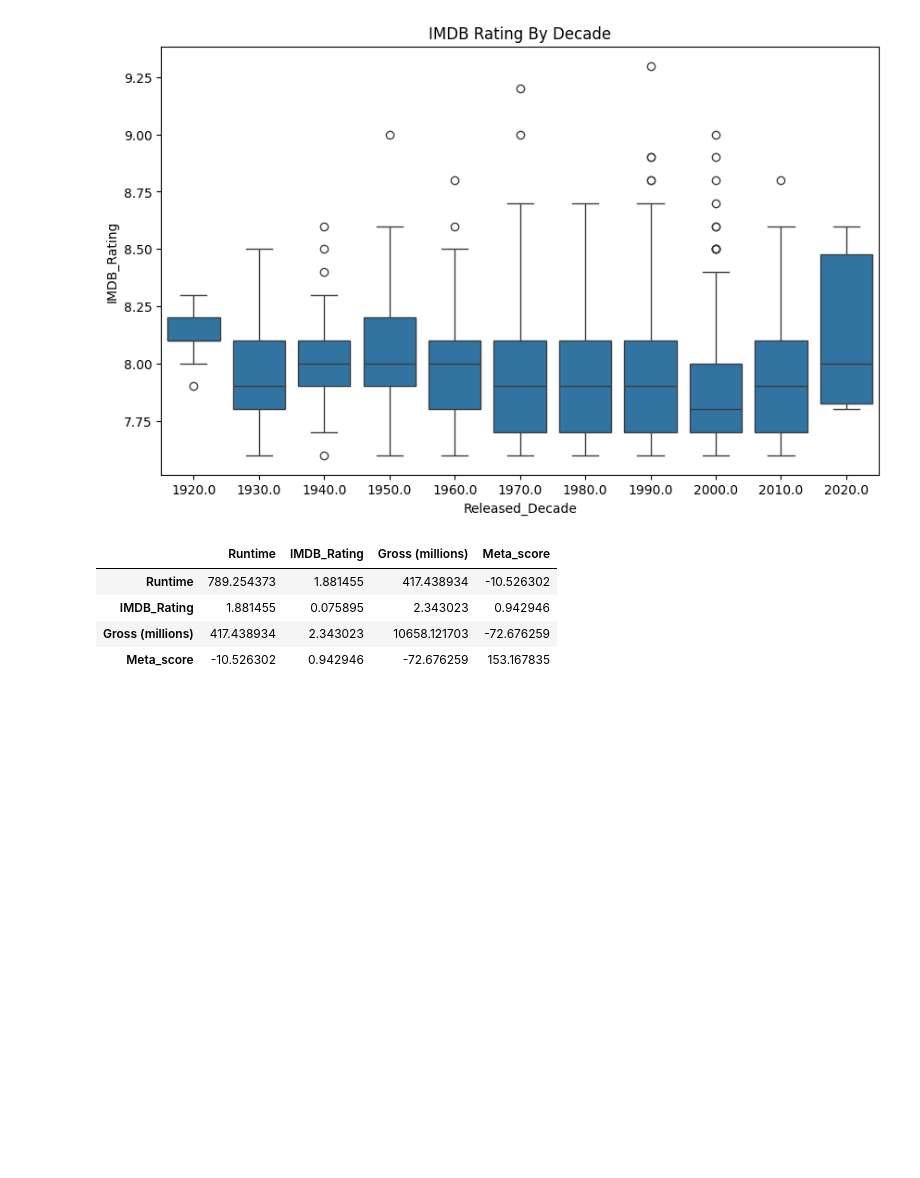
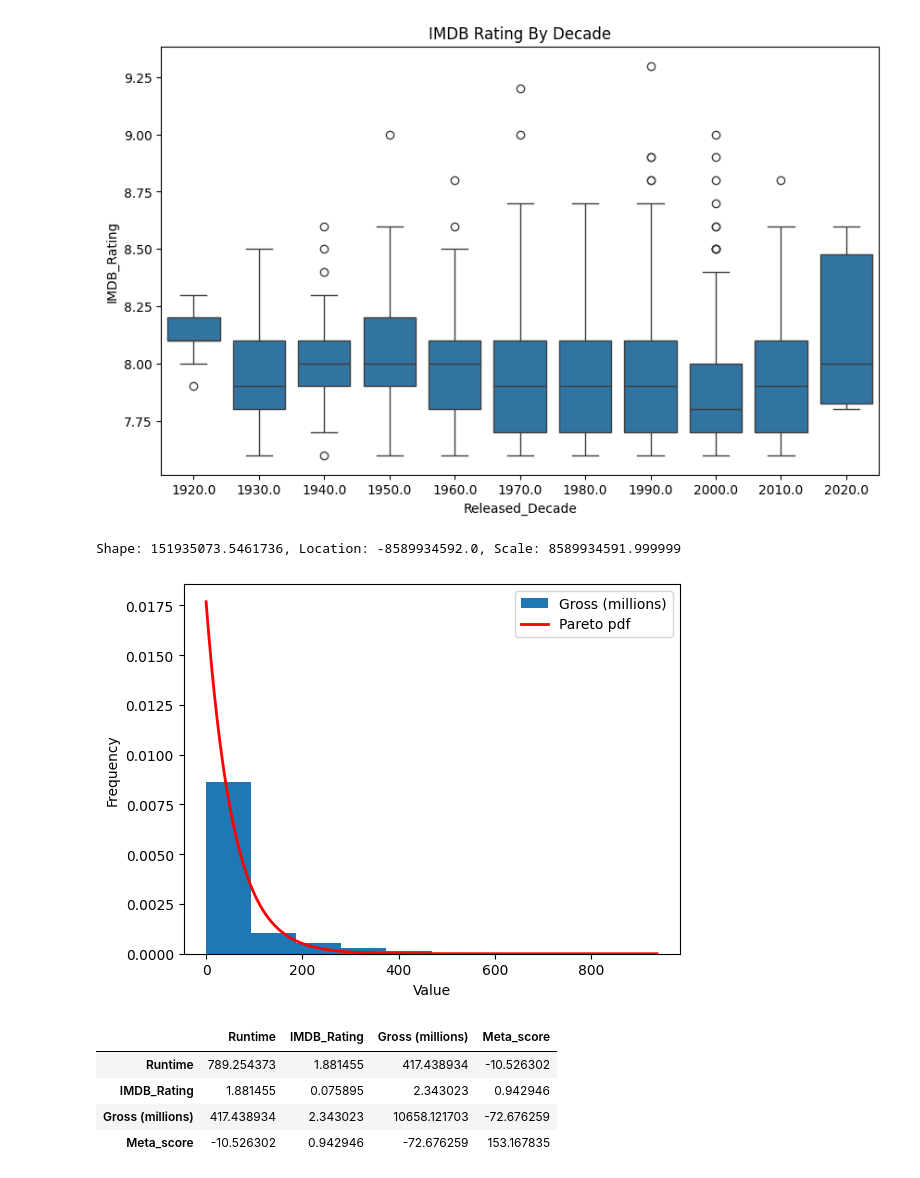
Before and after one commit to gmc314/Statistics-Explanations, a Jupyter notebook: lights-camera-statistics.ipynb, the cells around one changed output. Drawn from its saved outputs; the diff is of its cells as text; code cells hidden in the pictures; blank space fills up the shorter version.

```diff
--- a/lights-camera-statistics.ipynb
+++ b/lights-camera-statistics.ipynb
@@ -187,6 +187,27 @@ sns.boxplot(x = "Released_Decade",
 plt.title("IMDB Rating By Decade");
 # %% [output]
 [figure]
+# %%
+# We see that the Gross variable follows a non-normal distribution
+df['Gross (millions)'].plot(kind="hist", density=True)
+
+# For example we choose the Pareto distribution
+# Parameters for the Pareto distribution
+shape, loc, scale = st.pareto.fit(df['Gross (millions)'])
+print(f"Shape: {shape}, Location: {loc}, Scale: {scale}")
+
+x = np.linspace(df['Gross (millions)'].min(), df['Gross (millions)'].max(), 1000 )
+pareto_pdf = st.pareto.pdf(x, shape, loc=loc, scale=scale)
+
+# Overlay the Pareto distribution
+plt.plot(x, pareto_pdf, 'r-', lw=2, label='Pareto pdf')
+plt.xlabel('Value')
+plt.ylabel('Frequency')
+plt.legend()
+plt.show()
+# %% [output]
+Shape: 151935073.5461736, Location: -8589934592.0, Scale: 8589934591.999999
+[figure, added]
 # %%
 # Covariance matrix
 df_co = df[["Runtime", "IMDB_Rating", "Gross (millions)", "Meta_score"]]
```
Also changed, not shown: parts of 2 cells of this notebook.
